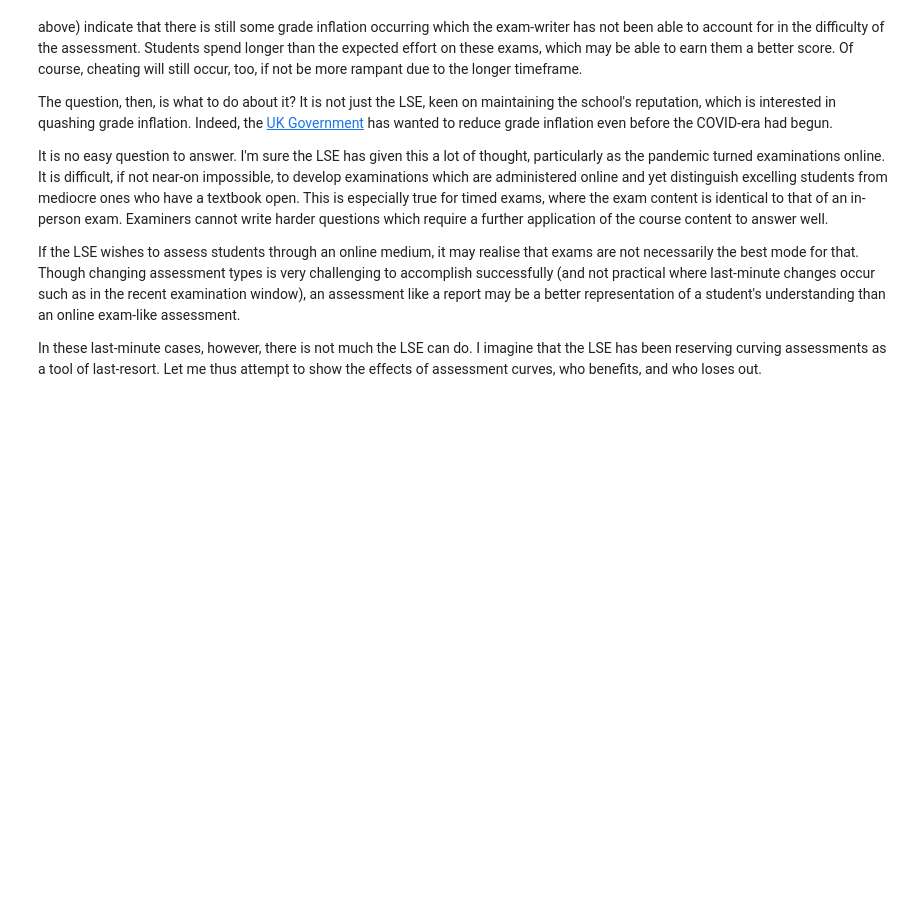
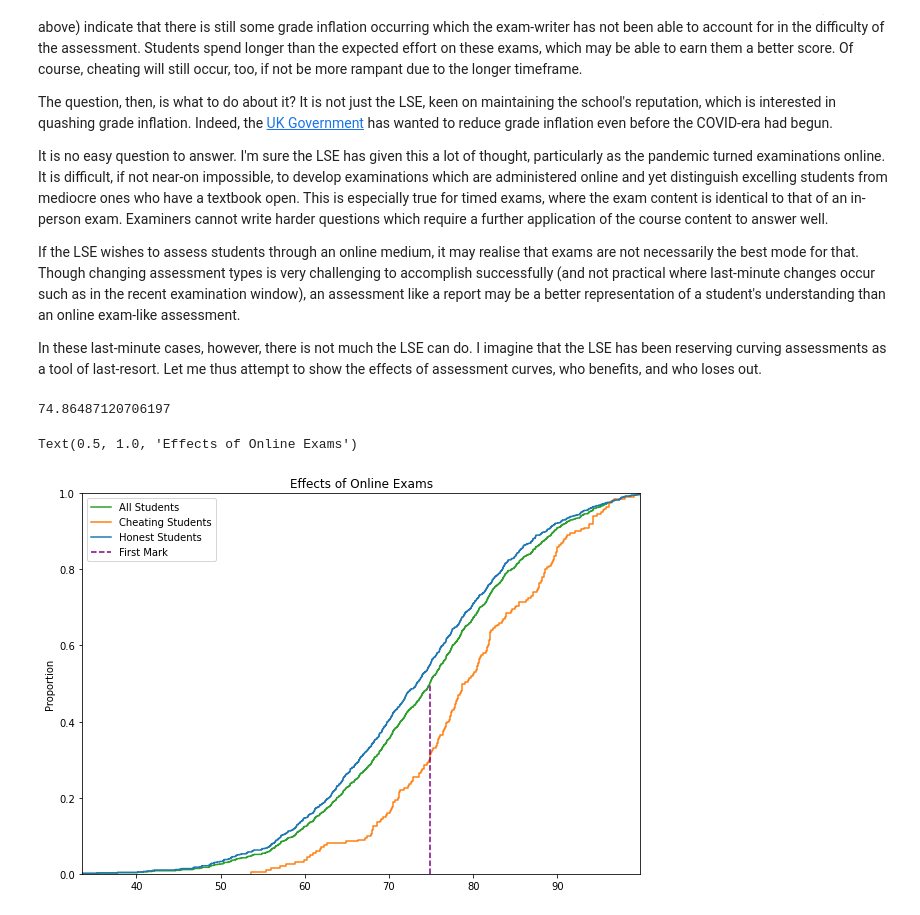
Before and after one commit to prakritj/exams_cheating, a Jupyter notebook: rough.ipynb, the cells around one changed output. Saved outputs shown, nothing was run; the diff lists cells and outputs as text; code cells hidden in the pictures; blank space fills up the shorter version.

```diff
--- a/rough.ipynb
+++ b/rough.ipynb
@@ -280,0 +286,21 @@ curve_first = 75
+# %%
+curve_first_mark = np.interp(0.5, new_all_cdf, new_all_x)
+print(curve_first_mark)
+# %% [output]
+74.86487120706197
+# %%
+plt.figure(figsize=(10,7))
+sns.ecdfplot([new_honest_scores,new_cheat_scores, new_total_scores])
+plt.vlines(x=curve_first_mark, ymin=0, ymax = 0.5, colors= 'purple', linestyles='dashed')
+#plt.hlines(y=1-new_all_first, xmin=np.interp(0, new_all_cdf, new_all_x), xmax=first_mark,colors='green',linestyles='dashed')
+#plt.hlines(y=1-new_honest_first, xmin=np.interp(0, new_all_cdf, new_all_x), xmax=first_mark,colors='blue',linestyles='dashed')
+#plt.hlines(y=1-new_cheat_first, xmin=np.interp(0, new_all_cdf, new_all_x), xmax=first_mark,colors='darkorange',linestyles='dashed')
+# plt.plot([first_mark], [1-new_all_first], marker = 'o', color = 'green', linestyle = 'dashed')
+# plt.plot([first_mark], [1-new_honest_first], marker = 'o', color = 'blue', linestyle = 'dashed')
+# plt.plot([first_mark], [1-new_cheat_first], marker = 'o', color = 'orange', linestyle = 'dashed')
+plt.margins(0)
+plt.legend(['All Students','Cheating Students','Honest Students', 'First Mark'])
+plt.title('Effects of Online Exams')
+# %% [output]
+Text(0.5, 1.0, 'Effects of Online Exams')
+[figure, added]
```
Also changed, not shown: parts of 13 cells of this notebook, 2 other files.
